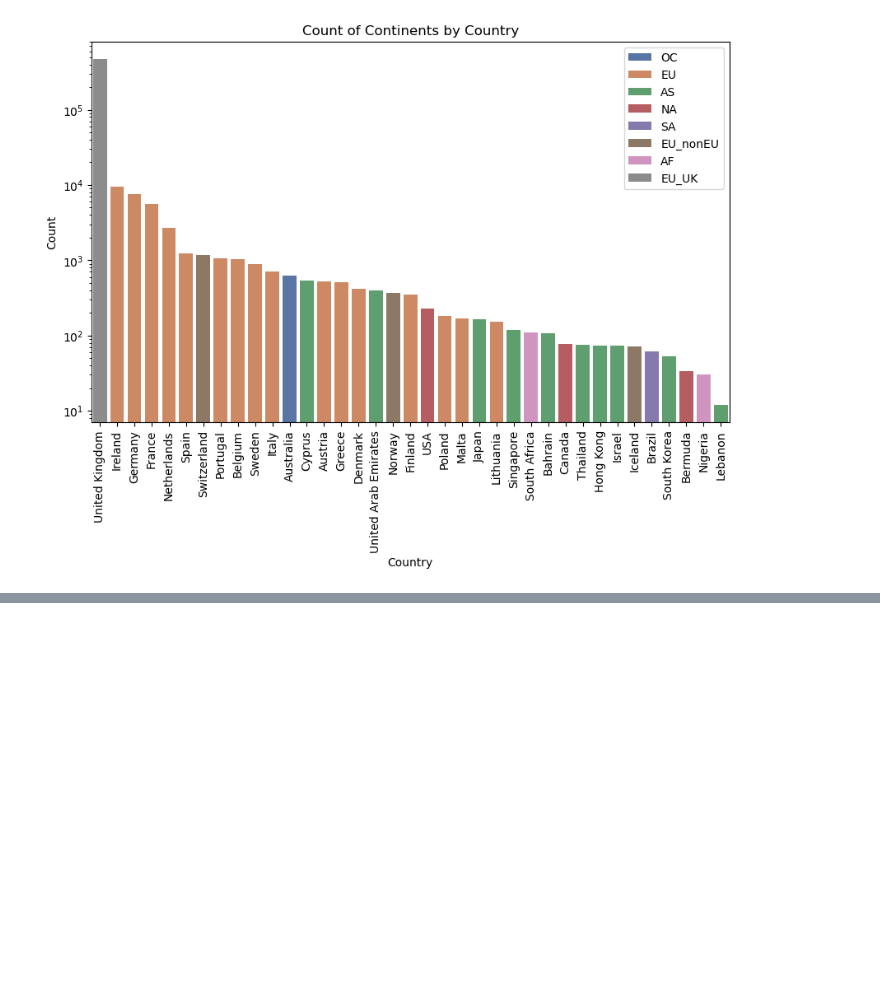
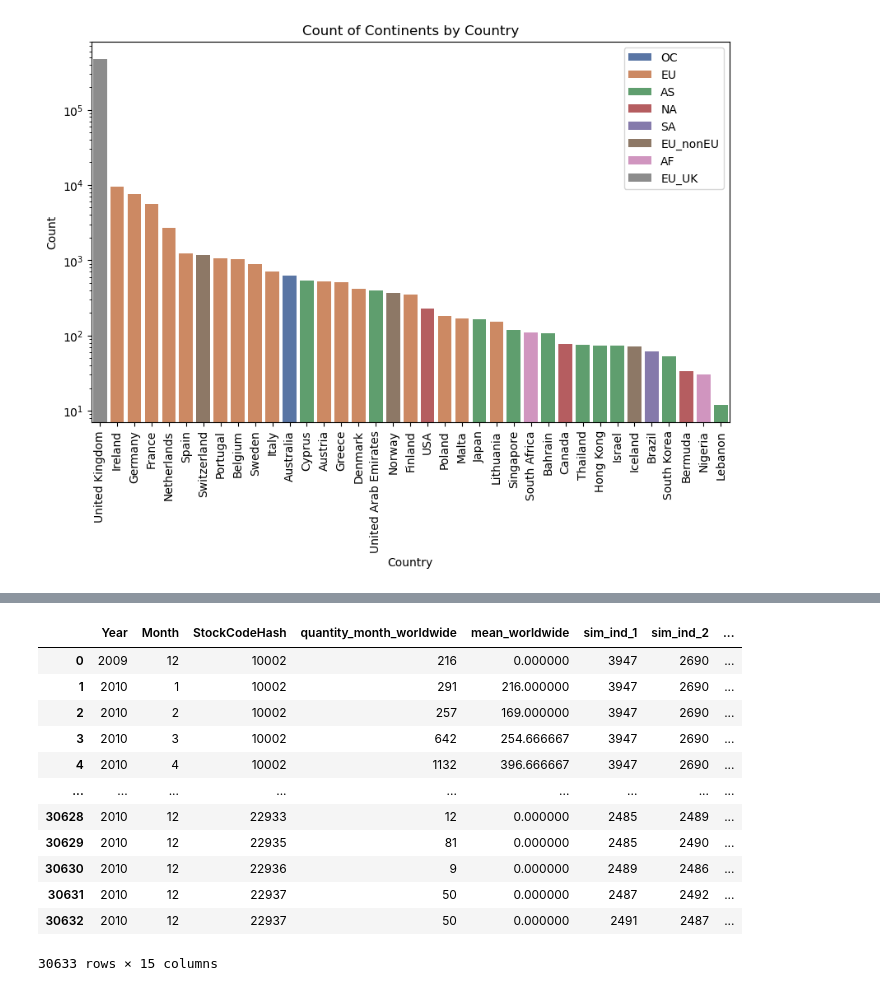
Before and after one commit to wojciechkosiuk/BestHacking-League2k23-mISIe1, a Jupyter notebook: przegladAdam.ipynb, the cells around one changed output, grey strips where cells are left out. Saved outputs shown, nothing was run; the diff lists cells and outputs as text; code cells hidden in the pictures; blank space fills up the shorter version.

```diff
--- a/przegladAdam.ipynb
+++ b/przegladAdam.ipynb
@@ -134,0 +129,4 @@ df
+# %%
+df.drop(columns=["shifted","quantity_month_continent", "Continent"],inplace=True)
+# %%
+df.drop_duplicates(inplace=True)
@@ -144,0 +170,16 @@ ValueError: zero-valued itemsize
+# %%
+df_
+# %% [output]
+|  | Year | Month | StockCodeHash | quantity_month_worldwide | mean_worldwide | sim_ind_1 | sim_ind_2 | ... |
+| 0 | 2009 | 12 | 10002 | 216 | 0.000000 | 3947 | 2690 | ... |
+| 1 | 2010 | 1 | 10002 | 291 | 216.000000 | 3947 | 2690 | ... |
+| 2 | 2010 | 2 | 10002 | 257 | 169.000000 | 3947 | 2690 | ... |
+| 3 | 2010 | 3 | 10002 | 642 | 254.666667 | 3947 | 2690 | ... |
+| 4 | 2010 | 4 | 10002 | 1132 | 396.666667 | 3947 | 2690 | ... |
+| ... | ... | ... | ... | ... | ... | ... | ... | ... |
+| 30628 | 2010 | 12 | 22933 | 12 | 0.000000 | 2485 | 2489 | ... |
+| 30629 | 2010 | 12 | 22935 | 81 | 0.000000 | 2485 | 2490 | ... |
+| 30630 | 2010 | 12 | 22936 | 9 | 0.000000 | 2489 | 2486 | ... |
+| 30631 | 2010 | 12 | 22937 | 50 | 0.000000 | 2487 | 2492 | ... |
+| 30632 | 2010 | 12 | 22937 | 50 | 0.000000 | 2491 | 2487 | ... |
+30633 rows × 15 columns
```
Also changed, not shown: parts of 15 cells of this notebook.
